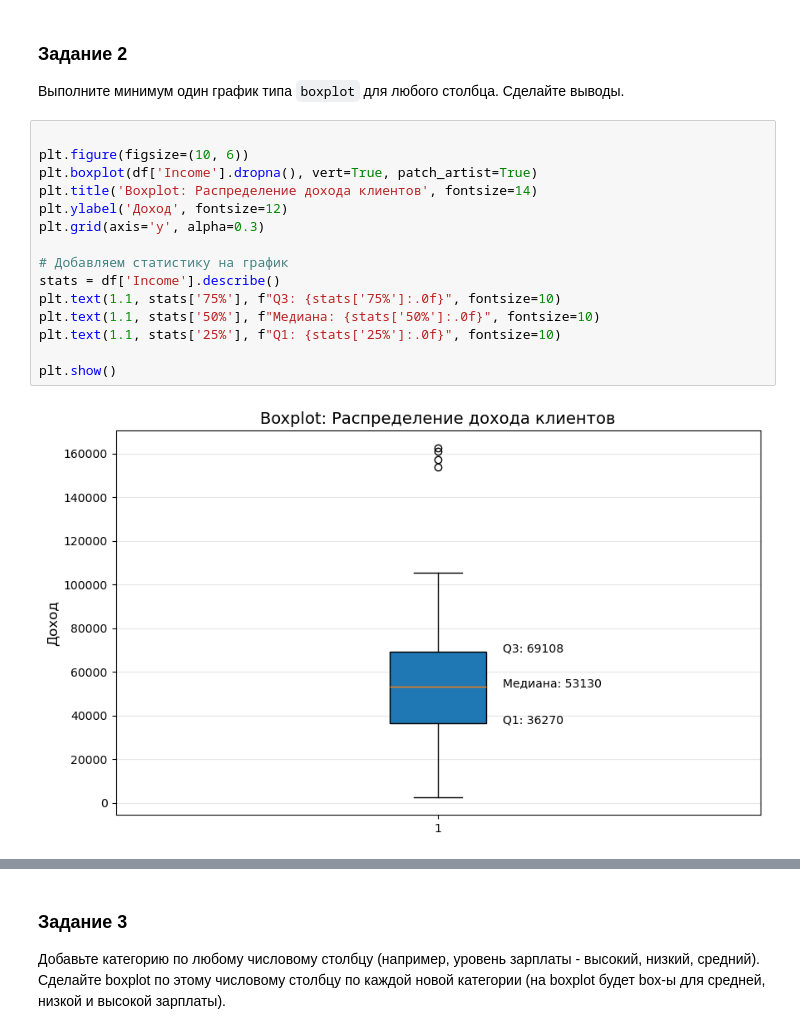
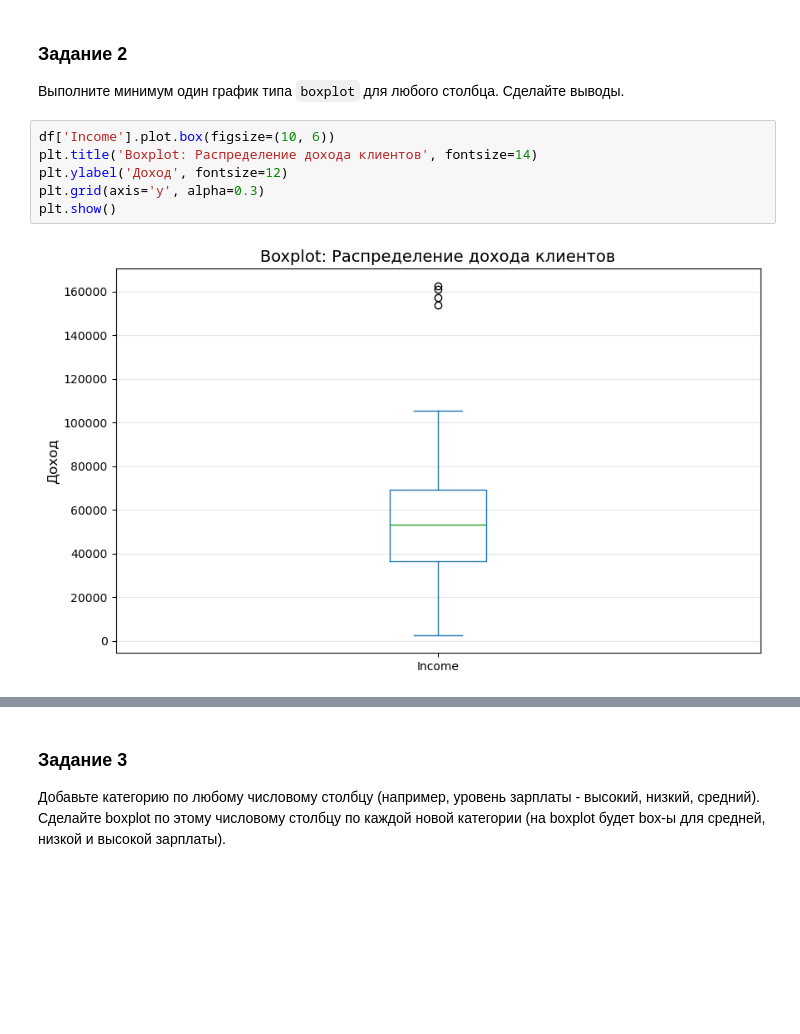
Before and after one commit to groshem/data_analysis, a Jupyter notebook: LR2_Mikhailova_6.ipynb, the cells around one changed output, grey strips where cells are left out. Cells and saved outputs as stored; diff of their text form; blank space fills up the shorter version.

````diff
--- a/LR2_Mikhailova_6.ipynb
+++ b/LR2_Mikhailova_6.ipynb
@@ -516,22 +516,13 @@ plt.show()
 ### Задание 2
 Выполните минимум один график типа ```boxplot``` для любого столбца. Сделайте выводы.
 # %%
-
-plt.figure(figsize=(10, 6))
-plt.boxplot(df['Income'].dropna(), vert=True, patch_artist=True)
+df['Income'].plot.box(figsize=(10, 6))
 plt.title('Boxplot: Распределение дохода клиентов', fontsize=14)
 plt.ylabel('Доход', fontsize=12)
 plt.grid(axis='y', alpha=0.3)
-
-# Добавляем статистику на график
-stats = df['Income'].describe()
-plt.text(1.1, stats['75%'], f"Q3: {stats['75%']:.0f}", fontsize=10)
-plt.text(1.1, stats['50%'], f"Медиана: {stats['50%']:.0f}", fontsize=10)
-plt.text(1.1, stats['25%'], f"Q1: {stats['25%']:.0f}", fontsize=10)
-
 plt.show()
 # %% [output]
-[figure, old version]
+[figure, new version]
 # %% [markdown]
  - Нижний квартиль (Q1) ≈ 36 270
  - Верхний квартиль (Q3) ≈ 69 108
````
Also changed, not shown: parts of 8 cells of this notebook.
